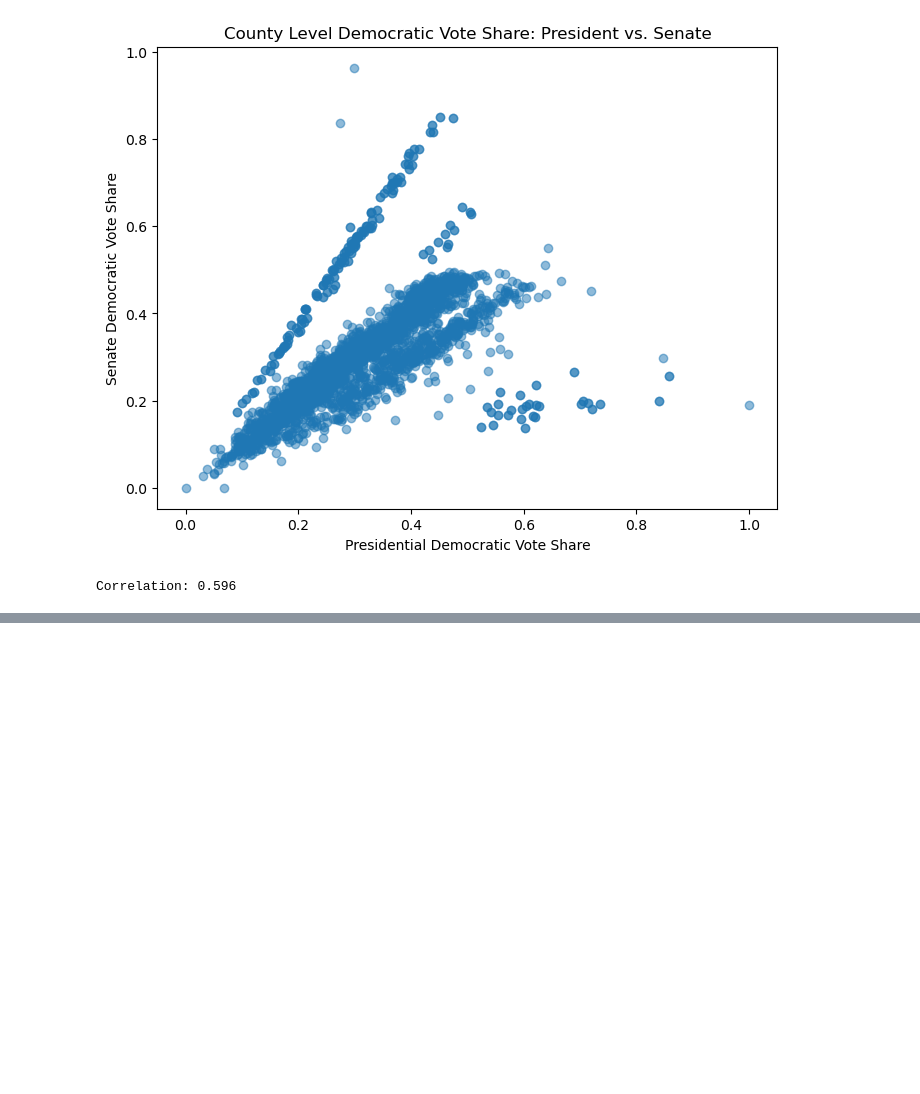
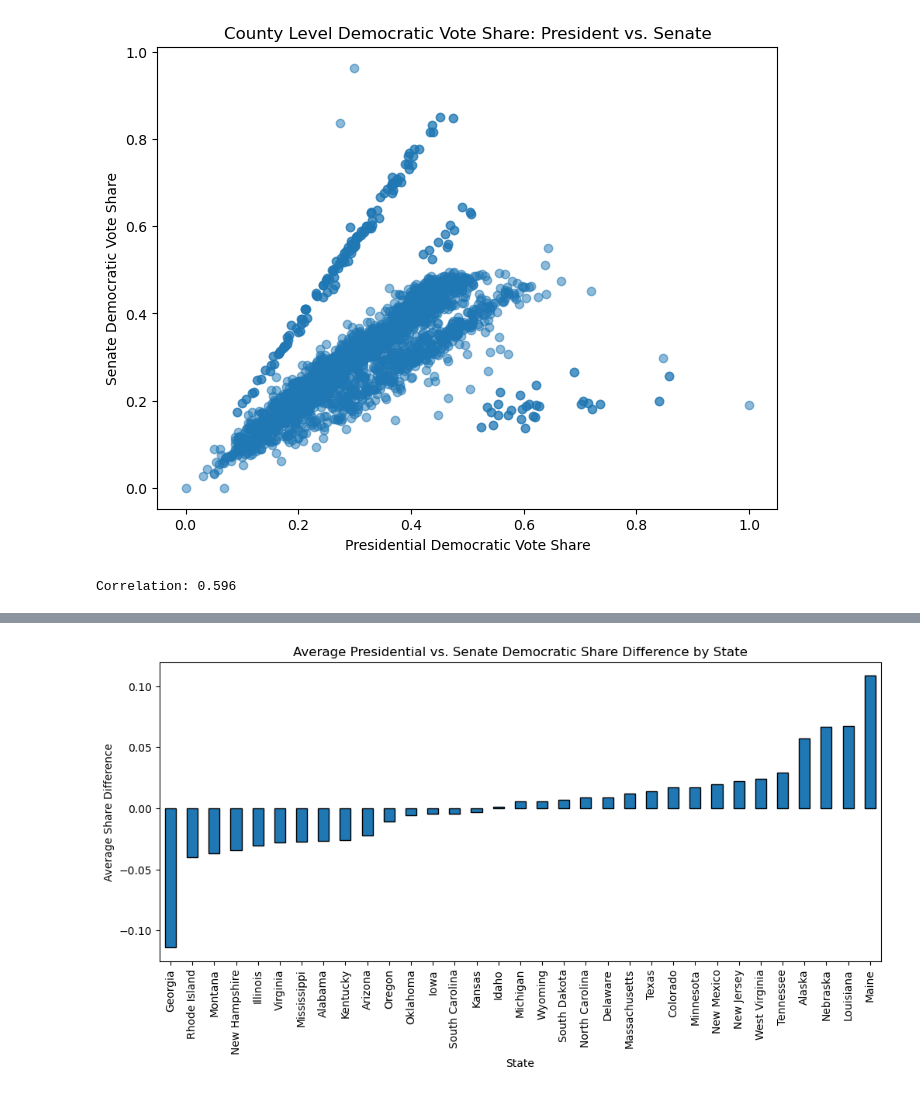
Before and after one commit to lucasanckl66/datasci151spring2026, a Jupyter notebook: _final_project/final.ipynb, the cells around one changed output, grey strips where cells are left out. Saved outputs shown, nothing was run; the diff lists cells and outputs as text; code cells hidden in the pictures; blank space fills up the shorter version.

```diff
--- a/_final_project/final.ipynb
+++ b/_final_project/final.ipynb
@@ -158,0 +172,8 @@ Correlation: 0.596
+# %%
+state_summary = merged.groupby("state").agg(
+    avg_pres_share = ("pres_dem_share", "mean"),
+    avg_senate_share = ("senate_dem_share", "mean"),
+    avg_difference = ("share_difference", "mean")
+)
+
+display(state_summary.sort_values(by = "avg_difference"))
@@ -158,0 +199,16 @@ Correlation: 0.596
+# %%
+state_summary = state_summary.sort_values(by = "avg_difference")
+
+state_summary["avg_difference"].plot(
+    kind = "bar",
+    figsize = (12, 5),
+    edgecolor = "black"
+)
+
+plt.xlabel("State")
+plt.ylabel("Average Share Difference")
+plt.title("Average Presidential vs. Senate Democratic Share Difference by State")
+
+plt.show()
+# %% [output]
+[figure, added]
```
Also changed, not shown: parts of 5 cells of this notebook.
